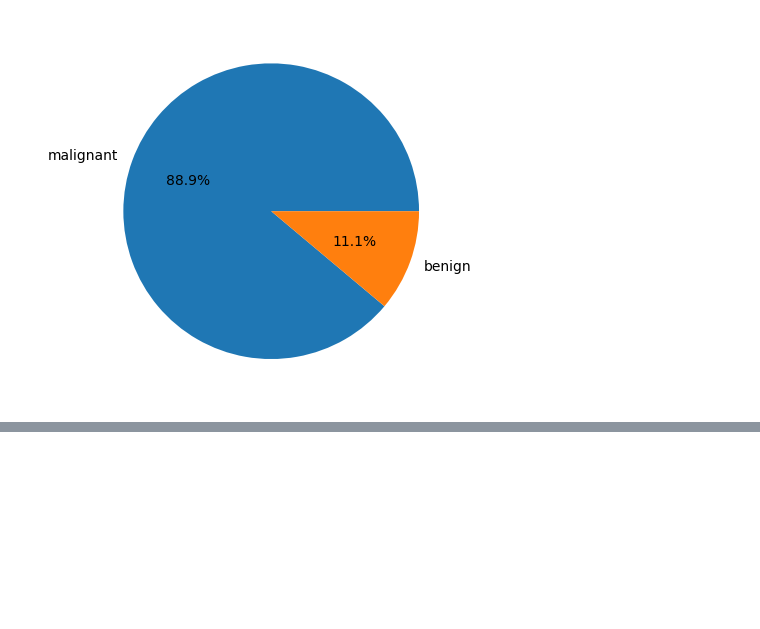
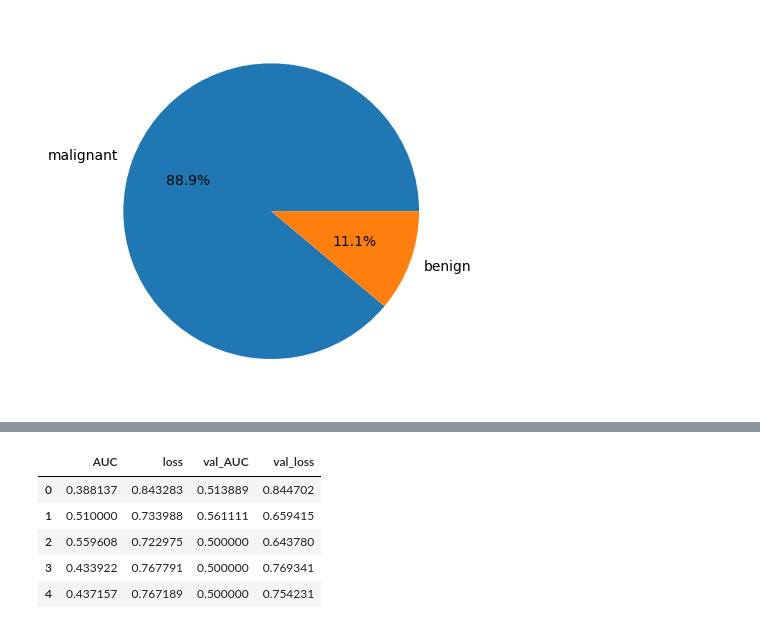
Before and after one commit to rizz045/Skin-Cancer-Detection-using-TensorFlow, a Jupyter notebook: Skin_Cancer_Detection_using_TensorFlow.ipynb, the cells around one changed output, grey strips where cells are left out. Cells and saved outputs as stored; diff of their text form; code cells hidden in the pictures; blank space fills up the shorter version.

```diff
--- a/Skin_Cancer_Detection_using_TensorFlow.ipynb
+++ b/Skin_Cancer_Detection_using_TensorFlow.ipynb
@@ -76,0 +82,10 @@ x_train, x_test, y_train, y_test = train_test_split(x, y, test_size=0.15, random
+# %%
+def decode_image(filepath, label):
+    img = tf.io.read_file(filepath)
+    img = tf.image.decode_jpeg(img, channels=3)  # Ensure it's RGB
+    img = tf.image.resize(img, [224, 224])
+    img = tf.cast(img, tf.float32) / 255.0  # Normalize image
+
+    label = tf.cast(label, tf.float32)  # Ensure label is float32
+
+    return img, label
@@ -76,0 +191,10 @@ x_train, x_test, y_train, y_test = train_test_split(x, y, test_size=0.15, random
+# %%
+hist_df = pd.DataFrame(history.history)
+hist_df.head()
+# %% [output]
+|  | AUC | loss | val_AUC | val_loss |
+| 0 | 0.388137 | 0.843283 | 0.513889 | 0.844702 |
+| 1 | 0.510000 | 0.733988 | 0.561111 | 0.659415 |
+| 2 | 0.559608 | 0.722975 | 0.500000 | 0.643780 |
+| 3 | 0.433922 | 0.767791 | 0.500000 | 0.769341 |
+| 4 | 0.437157 | 0.767189 | 0.500000 | 0.754231 |
```
Also changed, not shown: parts of 12 cells of this notebook.
